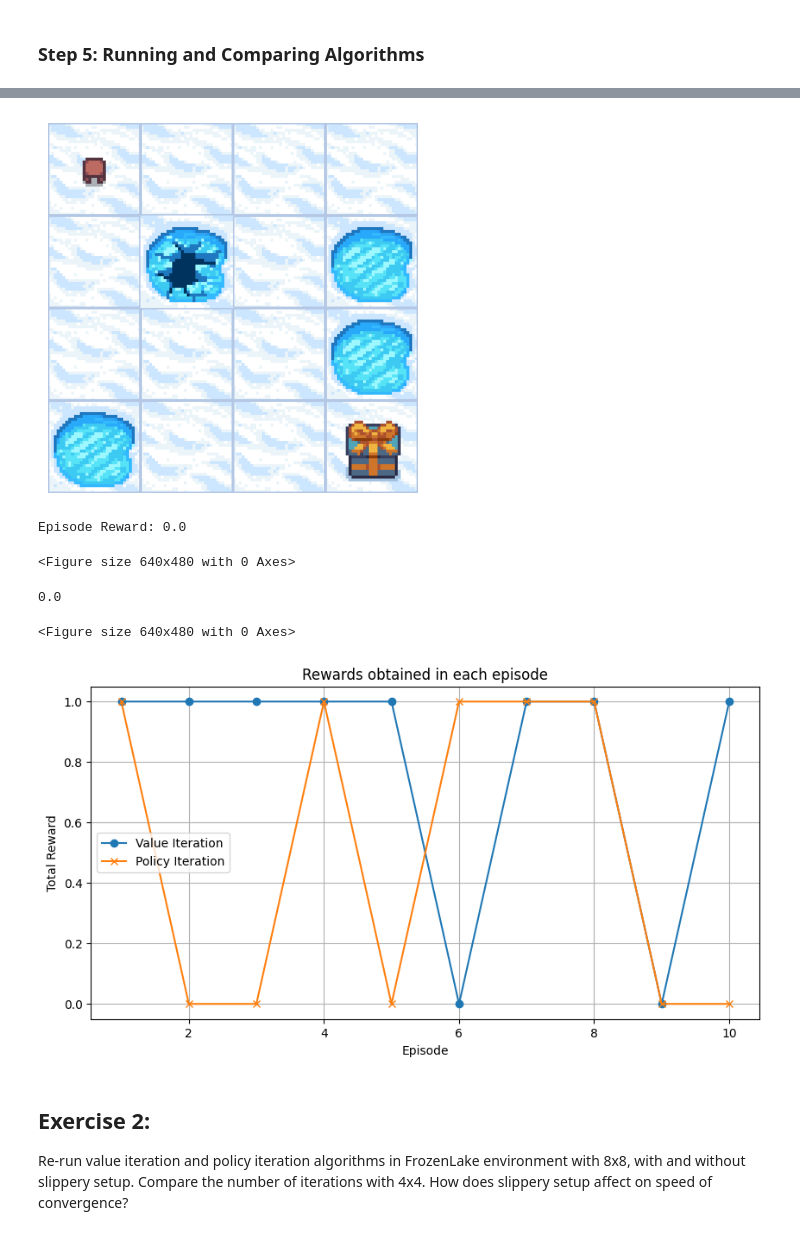
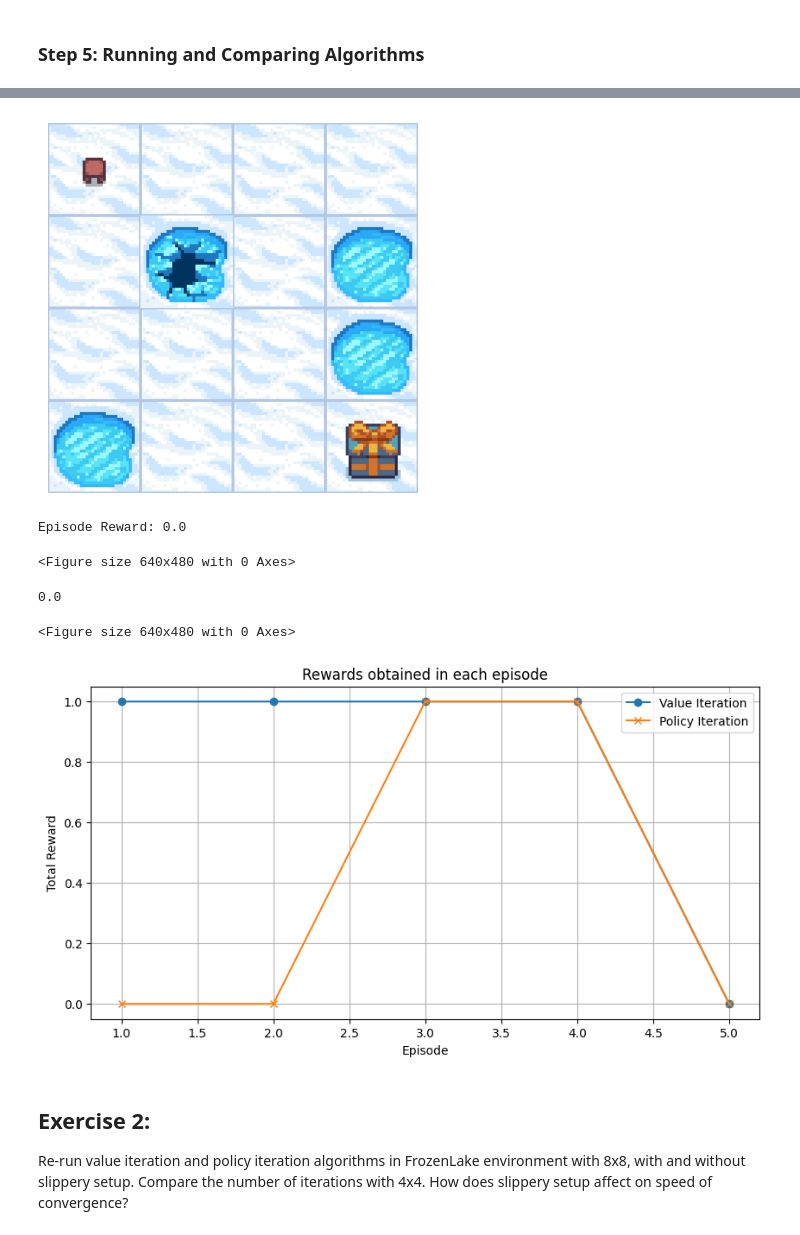
Before and after one commit to MLcmore2023/MLcmore2023, a Jupyter notebook: day7_am_morning/D7_M_Dynamic_Programming.ipynb, the cells around one changed output, grey strips where cells are left out. Saved outputs shown, nothing was run; the diff lists cells and outputs as text; code cells hidden in the pictures.

```diff
--- a/day7_am_morning/D7_M_Dynamic_Programming.ipynb
+++ b/day7_am_morning/D7_M_Dynamic_Programming.ipynb
@@ -245,7 +275,7 @@ $\pi'(s) = \arg\max_a Q(s,a)$
 # %% [markdown]
 ### 3.1 Policy Evaluation
 # %%
-def policy_evaluation(policy, env, discount_factor=1.0, theta=1e-8):
+def policy_evaluation(policy, env, gamma, theta):
     iter = 0
     V = np.zeros(env.observation_space.n)
     while True:
@@ -254,7 +284,7 @@ def policy_evaluation(policy, env, discount_factor=1.0, theta=1e-8):
         for state in range(env.observation_space.n):
             v = 0
             for action, action_prob in enumerate(policy[state]):
-                v += action_prob * compute_value_for_action(env, state, action, V, discount_factor)
+                v += action_prob * compute_value_for_action(env, state, action, V, gamma)
             delta = max(delta, np.abs(v - V[state]))
             V[state] = v
         if delta < theta:
@@ -284,3 +305,16 @@ def policy_improvement(env, policy_eval_fn=policy_evaluation, discount_factor=1.
+# %%
+def policy_iteration(env, gamma=0.9, theta=1e-3):
+    policy = np.ones([env.observation_space.n, env.action_space.n]) / env.action_space.n
+    iter = 0
+    while True:
+        iter += 1
+        eval_iter, V = policy_evaluation(policy, env, gamma, theta)
+        print(f"Policy evaluation iterations in {iter}th improvement: {eval_iter}")
+        new_policy = policy_improvement(V, env, gamma)
+        if (new_policy == policy).all():
+            break
+        policy = new_policy
+    return iter, policy, V
 # %% [markdown]
 ### Step 4: Value Iteration
 
@@ -288,14 +322,14 @@ def policy_improvement(env, policy_eval_fn=policy_evaluation, discount_factor=1.
 # %% [markdown]
 ### 4.1: Implementing Value Iteration:
 # %%
-def value_iteration(env, theta=1e-8, discount_factor=1.0):
+def value_iteration(env, theta=1e-3, gamma=0.9):
     iter = 0
     V = np.zeros(env.observation_space.n)
     while True:
         iter += 1
         delta = 0
         for state in range(env.observation_space.n):
-            action_values = np.array([compute_value_for_action(env, state, action, V, discount_factor) for action in range(env.action_space.n)])
+            action_values = np.array([compute_value_for_action(env, state, action, V, gamma) for action in range(env.action_space.n)])
             best_action_value = np.max(action_values)
             delta = max(delta, np.abs(best_action_value - V[state]))
             V[state] = best_action_value
@@ -303,7 +337,7 @@ def value_iteration(env, theta=1e-8, discount_factor=1.0):
             break
     policy = np.zeros([env.observation_space.n, env.action_space.n])
     for state in range(env.observation_space.n):
-        action_values = np.array([compute_value_for_action(env, state, action, V, discount_factor) for action in range(env.action_space.n)])
+        action_values = np.array([compute_value_for_action(env, state, action, V, gamma) for action in range(env.action_space.n)])
         best_action = np.argmax(action_values)
         policy[state, best_action] = 1.0
     return iter, policy, V
@@ -314,7 +348,14 @@ def value_iteration(env, theta=1e-8, discount_factor=1.0):
 VI_iter, value_policy, value_V = value_iteration(env)
 
 # Run Policy Iteration
-total_eval_iter, PI_iter, policy_policy, policy_V = policy_improvement(env)
+PI_iter, policy_policy, policy_V = policy_iteration(env)
+
+print("\nPolicy Iteration Policy:")
+print(policy_policy)
+print("Policy Iteration Value Function:")
+print(policy_V)
+print("Number of Iterations:")
+print(PI_iter)
 
 print("Value Iteration Policy:")
 print(value_policy)
@@ -322,11 +363,4 @@ print("Value Iteration Value Function:")
 print(value_V)
 print("Number of Iterations:")
 print(VI_iter)
-
-print("\nPolicy Iteration Policy:")
-print(policy_policy)
-print("Policy Iteration Value Function:")
-print(policy_V)
-print("Number of Iterations:")
-print(total_eval_iter, PI_iter)
 # %% [output]
@@ -372,27 +406,29 @@ def run_episode(env, policy, render=False):
     return total_reward
 # %%
 # Run episodes using learned policies
-num_episodes = 10
+num_episodes = 5
 value_iter_rewards = [run_episode(env, value_policy, render=True) for _ in range(num_episodes)]
 policy_iter_rewards = [run_episode(env, policy_policy, render=True) for _ in range(num_episodes)]
+# policy_iter_rewards = [run_episode(env, optimal_policy, render=True) for _ in range(num_episodes)]
+
 
 # Plot rewards
 plt.figure(figsize=(10, 5))
 plt.plot(range(1, num_episodes + 1), value_iter_rewards, label="Value Iteration", marker='o')
 plt.plot(range(1, num_episodes + 1), policy_iter_rewards, label="Policy Iteration", marker='x')
 plt.xlabel("Episode")
 plt.ylabel("Total Reward")
 plt.title("Rewards obtained in each episode")
 plt.legend()
 plt.grid(True)
 plt.show()
 # %% [output]
 [figure]
 Episode Reward: 0.0
 <Figure size 640x480 with 0 Axes>
 0.0
 <Figure size 640x480 with 0 Axes>
-[figure, old version]
+[figure, new version]
 # %% [markdown]
 ## Exercise 2:
 
```
Also changed, not shown: parts of 18 cells of this notebook.
